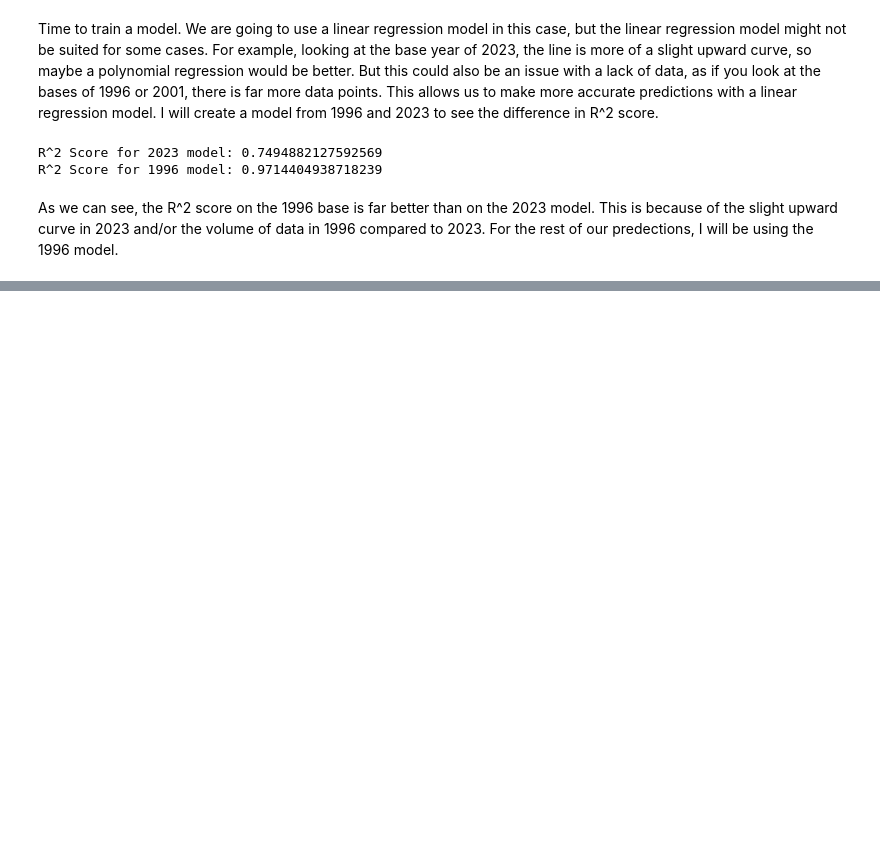
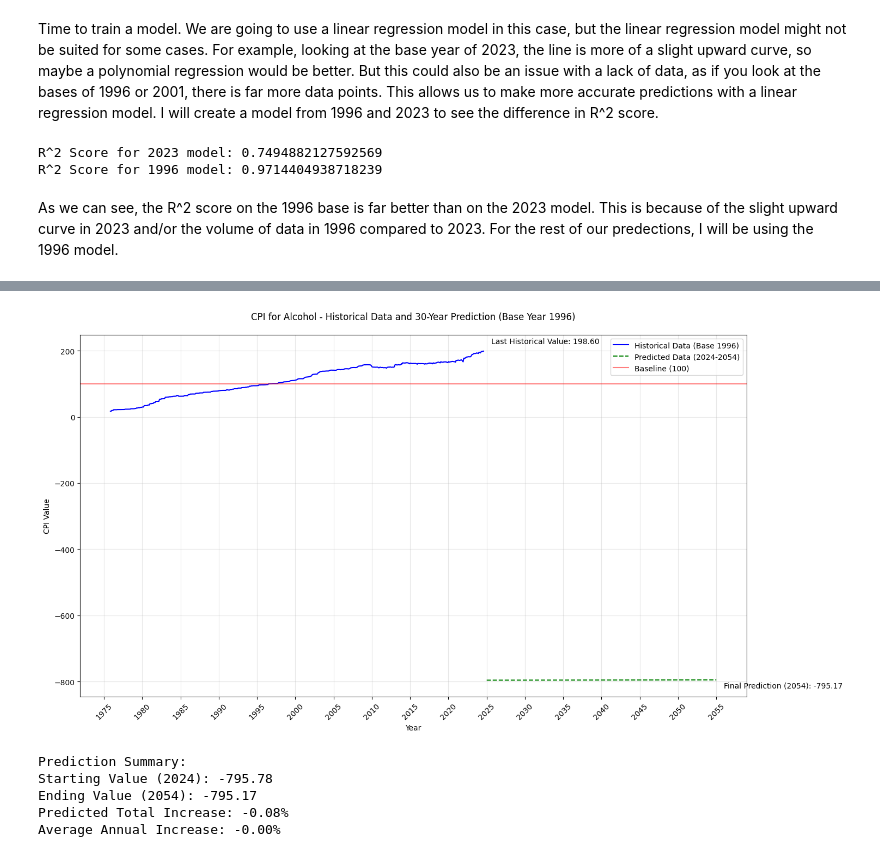
Before and after one commit to thestevenlol/DataSciML, a Jupyter notebook: cpi/main.ipynb, the cells around one changed output, grey strips where cells are left out. Saved outputs shown, nothing was run; the diff lists cells and outputs as text; code cells hidden in the pictures; blank space fills up the shorter version.

```diff
--- a/cpi/main.ipynb
+++ b/cpi/main.ipynb
@@ -239,7 +245,8 @@ df_1996 = filtered_dataframes[1996]
 X_2023 = df_2023.index.values.reshape(-1, 1)
 y_2023 = df_2023['VALUE']
 
-X_1996 = df_1996.index.values.reshape(-1, 1)
+df_1996['Year'] = pd.to_datetime(df_1996['Month']).dt.year
+X_1996 = df_1996['Year'].values.reshape(-1, 1)
 y_1996 = df_1996['VALUE']
 
 # Split the data into training and testing sets
@@ -290,0 +275,68 @@ plt.show()
+# %%
+import numpy as np
+import pandas as pd
+import matplotlib.pyplot as plt
+import matplotlib.dates as mdates
+
+# Generate the index for predictions (match the length)
+future_index = np.arange(len(df_1996), len(df_1996) + 31).reshape(-1, 1)
+
+# Make predictions using the 1996 model
+y_pred_1996 = model_1996.predict(future_index)
+
+# Create future dates for plotting
+future_dates = pd.date_range(start='2024', periods=len(y_pred_1996), freq='YE')
+
+# Create the visualization
+plt.figure(figsize=(15, 8))
+
+# Plot historical data
+plt.plot(df_1996['Month'], df_1996['VALUE'], label='Historical Data (Base 1996)', color='blue')
+
+# Plot predictions
+plt.plot(future_dates, y_pred_1996, label='Predicted Data (2024-2054)', color='green', linestyle='--')
+
+# Add the baseline
+plt.axhline(y=100, color='red', linestyle='-', alpha=0.5, label='Baseline (100)')
+
+# Customize the plot
+plt.title('CPI for Alcohol - Historical Data and 30-Year Prediction (Base Year 1996)', pad=20)
+plt.xlabel('Year')
+plt.ylabel('CPI Value')
+plt.legend()
+plt.grid(True, alpha=0.3)
+
+# Format x-axis
+plt.gca().xaxis.set_major_locator(mdates.YearLocator(5))  # Show every 5 years
+plt.gca().xaxis.set_major_formatter(mdates.DateFormatter('%Y'))
+plt.xticks(rotation=45)
+
+# Add annotations for the last historical value and final prediction
+last_historical = df_1996['VALUE'].iloc[-1]
+final_prediction = y_pred_1996[-1]
+
+plt.annotate(f'Last Historical Value: {last_historical:.2f}',
+            xy=(df_1996['Month'].iloc[-1], last_historical),
+            xytext=(10, 10), textcoords='offset points')
+
+plt.annotate(f'Final Prediction (2054): {final_prediction:.2f}',
+            xy=(future_dates[-1], final_prediction),
+            xytext=(10, -10), textcoords='offset points')
+
+# Adjust layout
+plt.tight_layout()
+plt.show()
+
+# Print some key statistics
+print("\nPrediction Summary:")
+print(f"Starting Value (2024): {y_pred_1996[0]:.2f}")
+print(f"Ending Value (2054): {y_pred_1996[-1]:.2f}")
+print(f"Predicted Total Increase: {((y_pred_1996[-1] - y_pred_1996[0]) / y_pred_1996[0] * 100):.2f}%")
+print(f"Average Annual Increase: {((y_pred_1996[-1] / y_pred_1996[0]) ** (1/30) - 1) * 100:.2f}%")
+# %% [output]
+[figure, added]
+Prediction Summary:
+Starting Value (2024): -795.78
+Ending Value (2054): -795.17
+Predicted Total Increase: -0.08%
+Average Annual Increase: -0.00%
```
Also changed, not shown: parts of 3 cells of this notebook.
